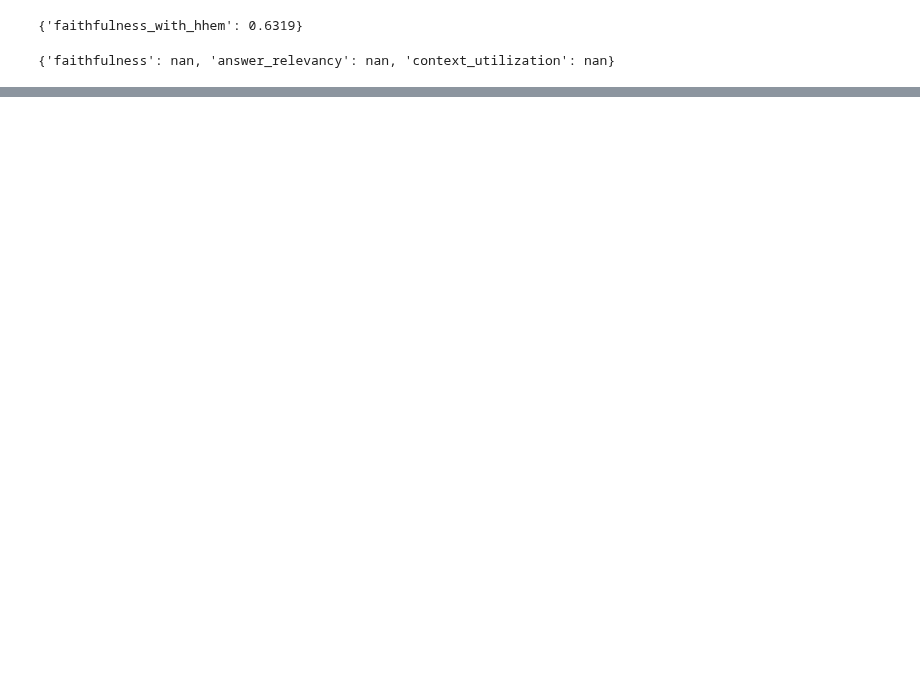
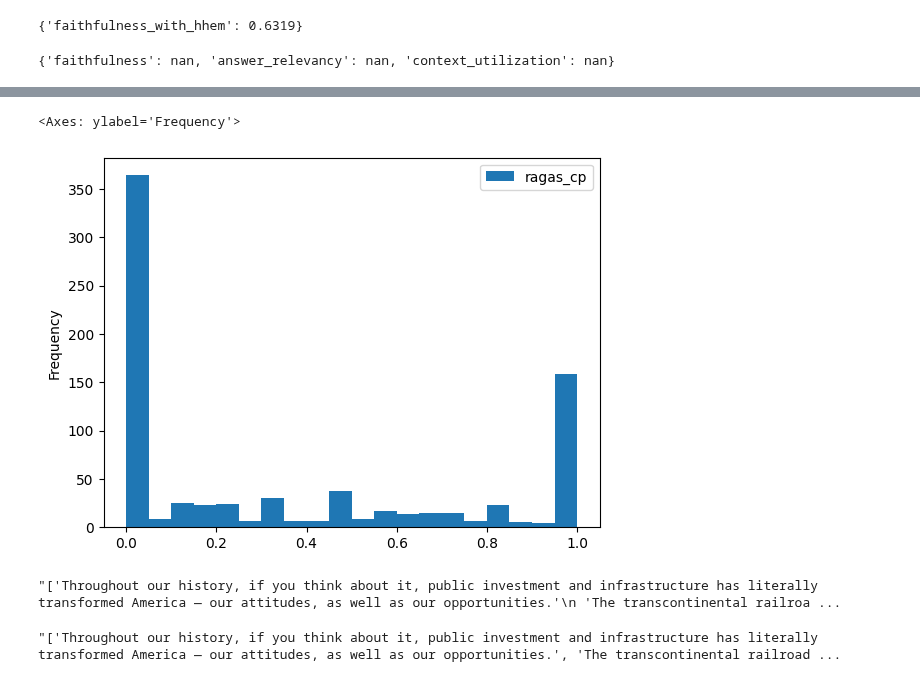
Before and after one commit to sr231/RAG-Evaluations, a Jupyter notebook: Gemini_RAGAS.ipynb, the cells around one changed output, grey strips where cells are left out. Saved outputs shown, nothing was run; the diff lists cells and outputs as text; code cells hidden in the pictures; blank space fills up the shorter version.

```diff
--- a/Gemini_RAGAS.ipynb
+++ b/Gemini_RAGAS.ipynb
@@ -608,0 +580,5 @@ eval_qe2
+# %%
+results.plot.hist(column=['ragas_cp'], bins=20)
+# %% [output]
+<Axes: ylabel='Frequency'>
+[figure, added]
@@ -608,0 +587,4 @@ eval_qe2
+# %%
+results['contexts'][0]
+# %% [output]
+"['Throughout our history, if you think about it, public investment and infrastructure has literally transformed America — our attitudes, as well as our opportunities.'\n 'The transcontinental railroa ...
@@ -608,0 +593,4 @@ eval_qe2
+# %%
+unlabeled['Document'][0]
+# %% [output]
+"['Throughout our history, if you think about it, public investment and infrastructure has literally transformed America — our attitudes, as well as our opportunities.', 'The transcontinental railroad ...
```
Also changed, not shown: parts of 36 cells of this notebook.
